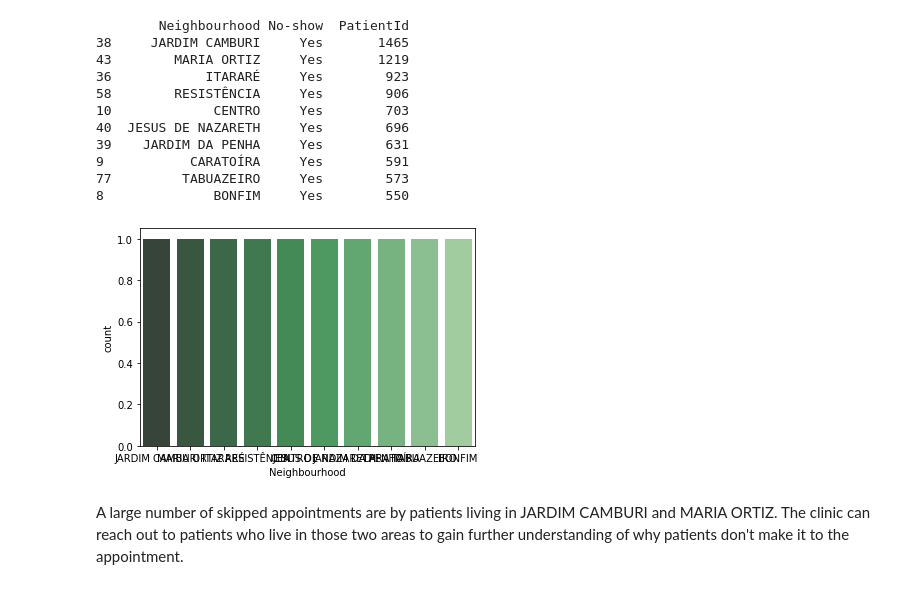
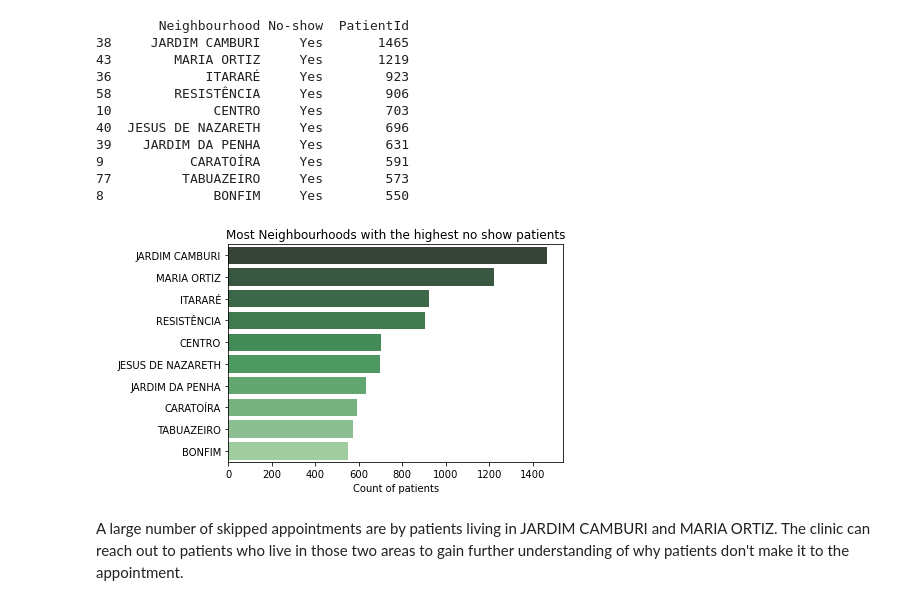
Before and after one commit to hayafahad2012/Invistgate_clinic, a Jupyter notebook: investigate-a-dataset-template.ipynb, the cells around one changed output. Cells and saved outputs as stored; diff of their text form; code cells hidden in the pictures.

```diff
--- a/investigate-a-dataset-template.ipynb
+++ b/investigate-a-dataset-template.ipynb
@@ -215,14 +215,13 @@ print(hoods)
 9           CARATOÍRA     Yes        591
 77         TABUAZEIRO     Yes        573
 8              BONFIM     Yes        550
-# %%
-sns.countplot(x='Neighbourhood',
-              data=hoods,
-              linewidth=100,
-              palette="Greens_d");
-#needs improv
-# %% [output]
-[figure, removed]
+# %%
+sns.barplot(x='PatientId',y='Neighbourhood',data=hoods,palette="Greens_d")
+plt.ylabel(" ")
+plt.xlabel("Count of patients");
+plt.title("Most Neighbourhoods with the highest no show patients");
+# %% [output]
+[figure, added]
 # %% [markdown]
 A large number of skipped appointments are by patients living in JARDIM CAMBURI and MARIA ORTIZ. The clinic can reach out to patients who live in those two areas to gain further understanding of why patients don't make it to the appointment.
 # %% [markdown]
```
Also changed, not shown: parts of 3 cells of this notebook.
